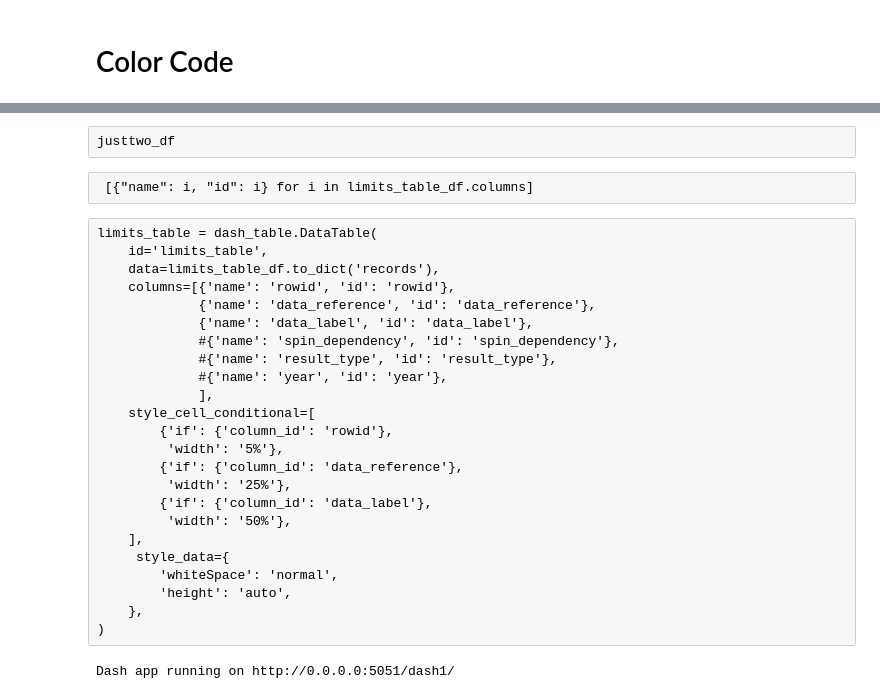
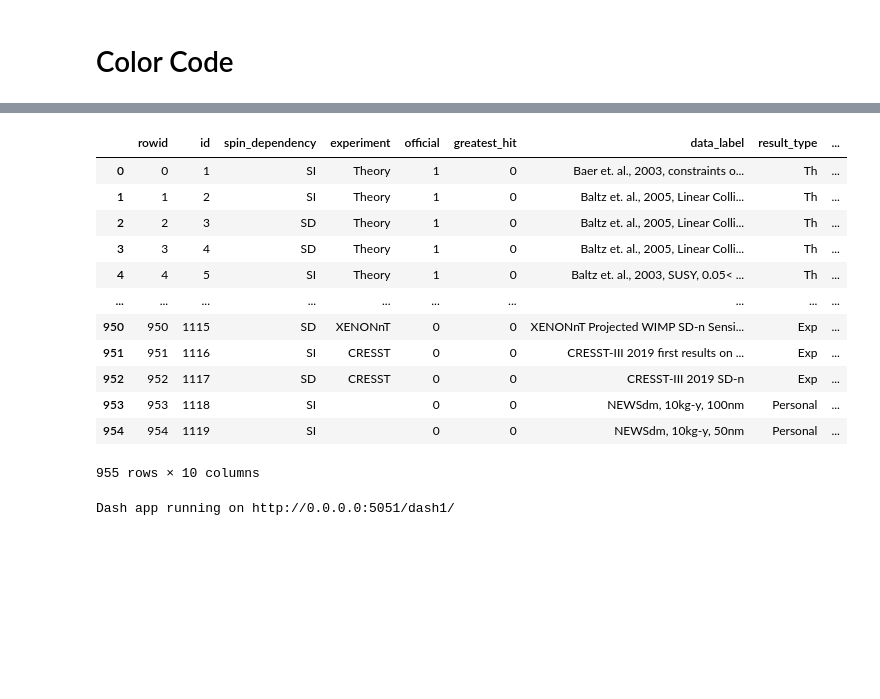
Before and after one commit to dmto0l2022/dmtoolcode1, a Jupyter notebook: Charts/DjangoAfterDeletes.ipynb, the cells around one changed output, grey strips where cells are left out. Drawn from its saved outputs; the diff is of its cells as text; code cells hidden in the pictures; blank space fills up the shorter version.

```diff
--- a/Charts/DjangoAfterDeletes.ipynb
+++ b/Charts/DjangoAfterDeletes.ipynb
@@ -543,29 +60 @@ greatest_hit_table = dash_table.DataTable(
-# %% [raw]
-justtwo_df
-# %% [raw]
- [{"name": i, "id": i} for i in limits_table_df.columns]
-# %% [raw]
-limits_table = dash_table.DataTable(
-    id='limits_table',
-    data=limits_table_df.to_dict('records'),
-    columns=[{'name': 'rowid', 'id': 'rowid'},
-             {'name': 'data_reference', 'id': 'data_reference'},
-             {'name': 'data_label', 'id': 'data_label'},
-             #{'name': 'spin_dependency', 'id': 'spin_dependency'},
-             #{'name': 'result_type', 'id': 'result_type'},
-             #{'name': 'year', 'id': 'year'},
-             ],
-    style_cell_conditional=[
-        {'if': {'column_id': 'rowid'},
-         'width': '5%'},
-        {'if': {'column_id': 'data_reference'},
-         'width': '25%'},
-        {'if': {'column_id': 'data_label'},
-         'width': '50%'},
-    ],
-     style_data={
-        'whiteSpace': 'normal',
-        'height': 'auto',
-    },
-)
 # %%
@@ -639,6 +113,22 @@ form = dbc.Container(
         row2,
     ],
 )])
+# %%
+limits_table_df
+# %% [output]
+|  | rowid | id | spin_dependency | experiment | official | greatest_hit | data_label | result_type | ... |
+| 0 | 0 | 1 | SI | Theory | 1 | 0 | Baer et. al., 2003, constraints o... | Th | ... |
+| 1 | 1 | 2 | SI | Theory | 1 | 0 | Baltz et. al., 2005, Linear Colli... | Th | ... |
+| 2 | 2 | 3 | SD | Theory | 1 | 0 | Baltz et. al., 2005, Linear Colli... | Th | ... |
+| 3 | 3 | 4 | SD | Theory | 1 | 0 | Baltz et. al., 2005, Linear Colli... | Th | ... |
+| 4 | 4 | 5 | SI | Theory | 1 | 0 | Baltz et. al., 2003, SUSY, 0.05< ... | Th | ... |
+| ... | ... | ... | ... | ... | ... | ... | ... | ... | ... |
+| 950 | 950 | 1115 | SD | XENONnT | 0 | 0 | XENONnT Projected WIMP SD-n Sensi... | Exp | ... |
+| 951 | 951 | 1116 | SI | CRESST | 0 | 0 | CRESST-III 2019 first results on ... | Exp | ... |
+| 952 | 952 | 1117 | SD | CRESST | 0 | 0 | CRESST-III 2019 SD-n | Exp | ... |
+| 953 | 953 | 1118 | SI |  | 0 | 0 | NEWSdm, 10kg-y, 100nm | Personal | ... |
+| 954 | 954 | 1119 | SI |  | 0 | 0 | NEWSdm, 10kg-y, 50nm | Personal | ... |
+955 rows × 10 columns
 # %%
 app.layout = form
 #years_table
```
Also changed, not shown: parts of 38 cells of this notebook.
